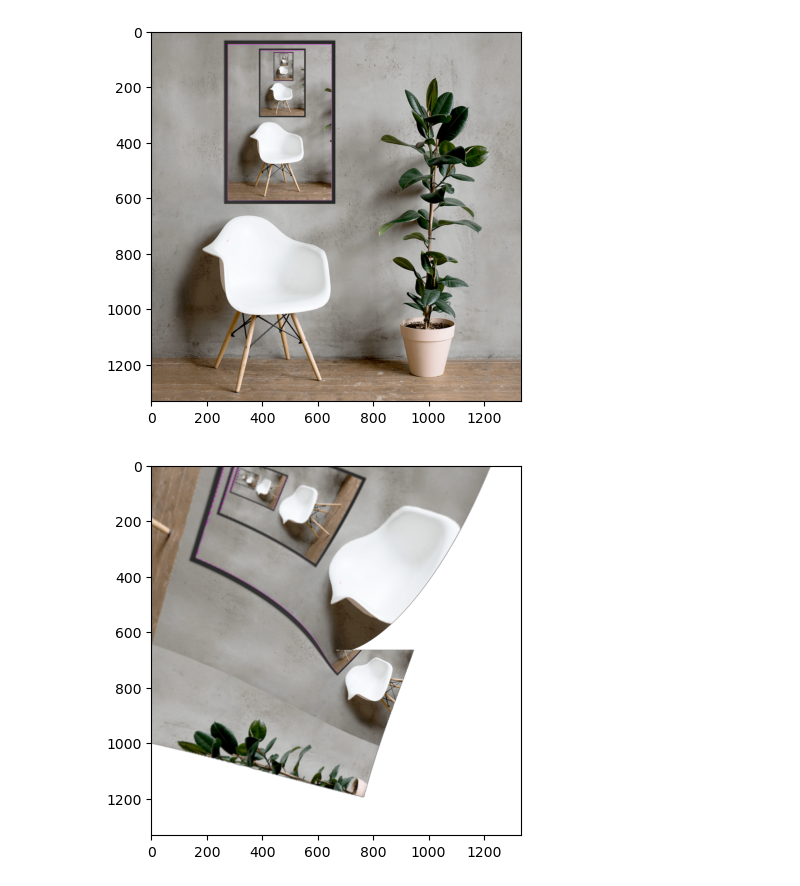
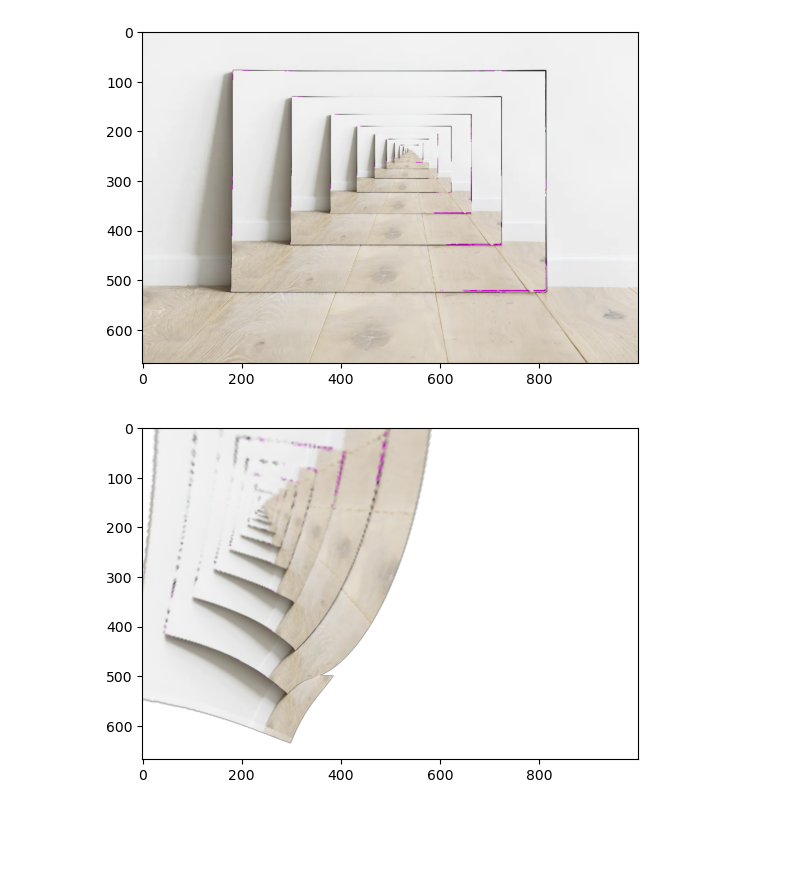
Before and after one commit to Nyanpasu7961/EscherPrint, a Jupyter notebook: main.ipynb, the cells around one changed output. Saved outputs shown, nothing was run; the diff lists cells and outputs as text; code cells hidden in the pictures; blank space fills up the shorter version.

```diff
--- a/main.ipynb
+++ b/main.ipynb
@@ -9,20 +9,22 @@ import cairosvg
 import matplotlib.pyplot as plt
 import numpy as np
 # %%
-image = cairosvg.svg2png(url = "./matte_framed_magenta.svg")
-image = Image.open(io.BytesIO(image))
+#image = cairosvg.svg2png(url = "./matte_framed_magenta.svg")
+#image = Image.open(io.BytesIO(image))
 
+image = Image.open("./frame_magenta.png")
+plt.imshow(image)
 dx, dy = find_center_offset(image)
 d_image = droste(image)
 
 plt.imshow(d_image)
 plt.show()
 # %% [output]
-[figure, old version]
+[figure, new version]
 # %%
 t_image = offset_image(d_image, dx, dy)
 res_image = escher_print(t_image, rot = 20, offset=(0, 0), translate=(-10, -10))
 plt.imshow(res_image)
 plt.show()
 # %% [output]
-[figure, old version]
+[figure, new version]
```
Also changed, not shown: 4 other files.
